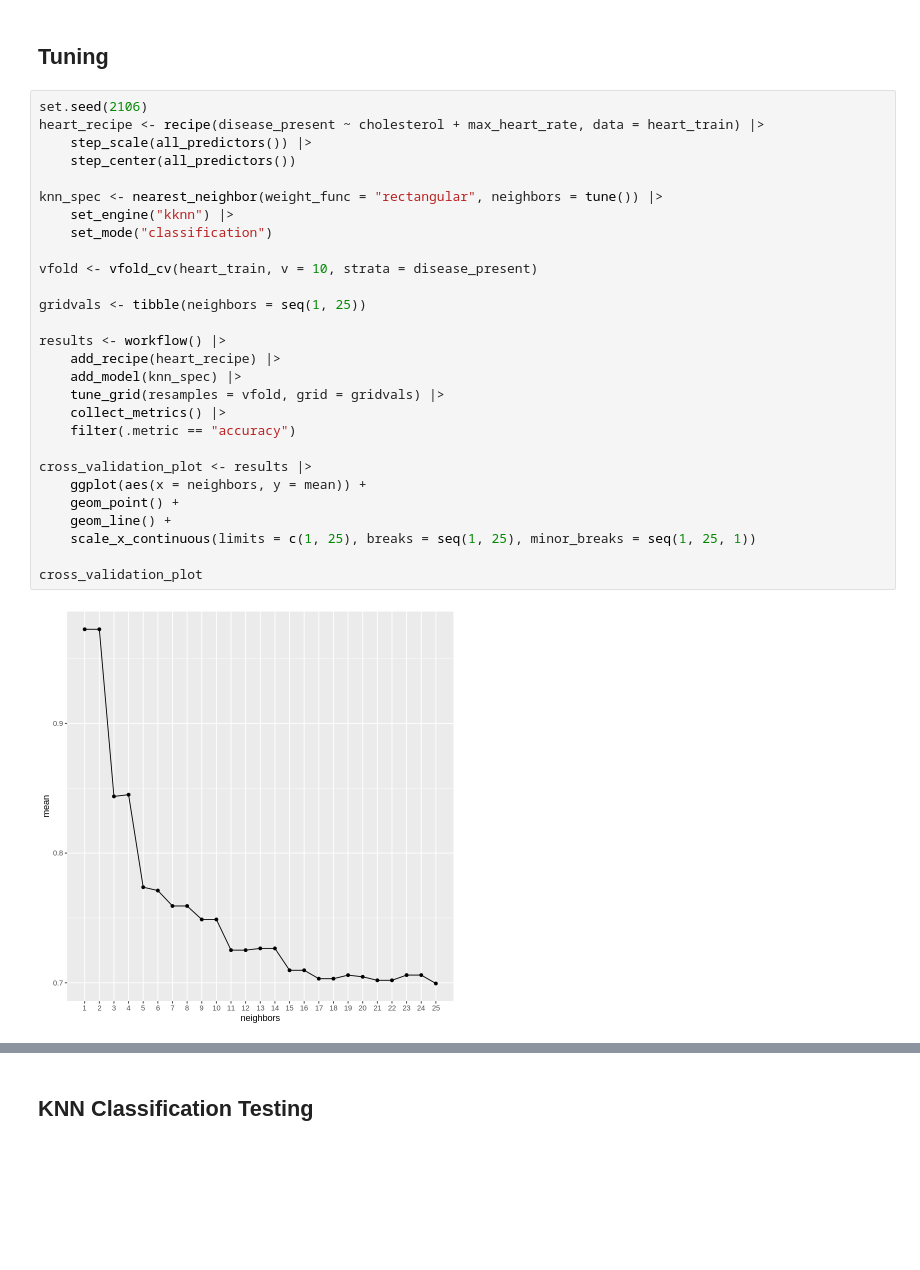
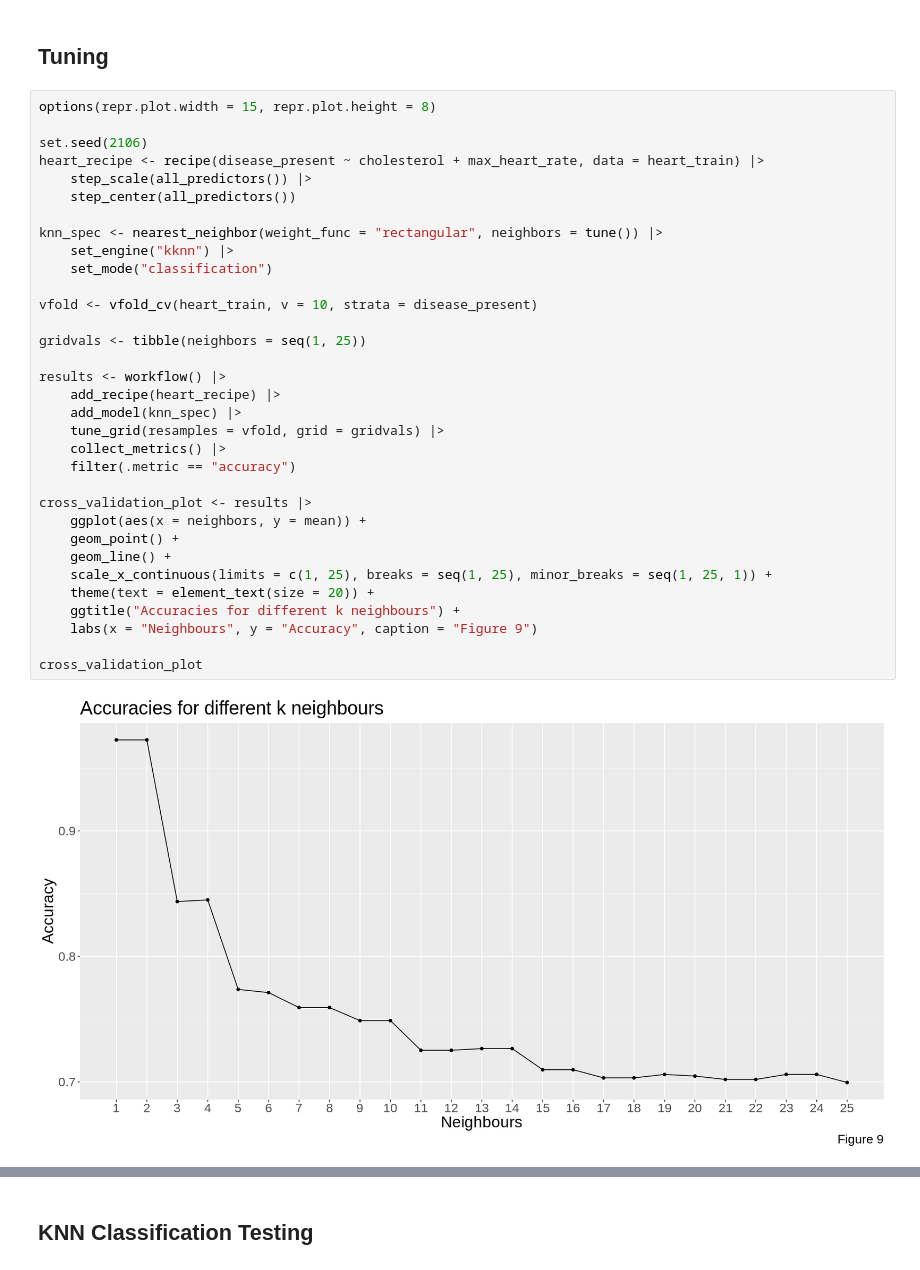
Before and after one commit to vyle2003/DSCI-100-Project, a Jupyter notebook: DSCI 100 Project Report.ipynb, the cells around one changed output, grey strips where cells are left out. Drawn from its saved outputs; the diff is of its cells as text; blank space fills up the shorter version.

```diff
--- a/DSCI 100 Project Report.ipynb
+++ b/DSCI 100 Project Report.ipynb
@@ -317,32 +338,37 @@ A tibble: 4 × 3
 # %% [markdown]
 ## Tuning
 # %%
+options(repr.plot.width = 15, repr.plot.height = 8)
+
 set.seed(2106)
 heart_recipe <- recipe(disease_present ~ cholesterol + max_heart_rate, data = heart_train) |>
     step_scale(all_predictors()) |>
     step_center(all_predictors())
 
 knn_spec <- nearest_neighbor(weight_func = "rectangular", neighbors = tune()) |>
     set_engine("kknn") |>
     set_mode("classification")
 
 vfold <- vfold_cv(heart_train, v = 10, strata = disease_present)
 
 gridvals <- tibble(neighbors = seq(1, 25))
 
 results <- workflow() |>
     add_recipe(heart_recipe) |>
     add_model(knn_spec) |>
     tune_grid(resamples = vfold, grid = gridvals) |>
     collect_metrics() |>
     filter(.metric == "accuracy")
 
 cross_validation_plot <- results |>
     ggplot(aes(x = neighbors, y = mean)) +
     geom_point() +
     geom_line() +
-    scale_x_continuous(limits = c(1, 25), breaks = seq(1, 25), minor_breaks = seq(1, 25, 1))
+    scale_x_continuous(limits = c(1, 25), breaks = seq(1, 25), minor_breaks = seq(1, 25, 1)) +
+    theme(text = element_text(size = 20)) +
+    ggtitle("Accuracies for different k neighbours") +
+    labs(x = "Neighbours", y = "Accuracy", caption = "Figure 9")
 
 cross_validation_plot
 # %% [output]
-[figure, old version]
+[figure, new version]
```
Also changed, not shown: parts of 7 cells of this notebook.
